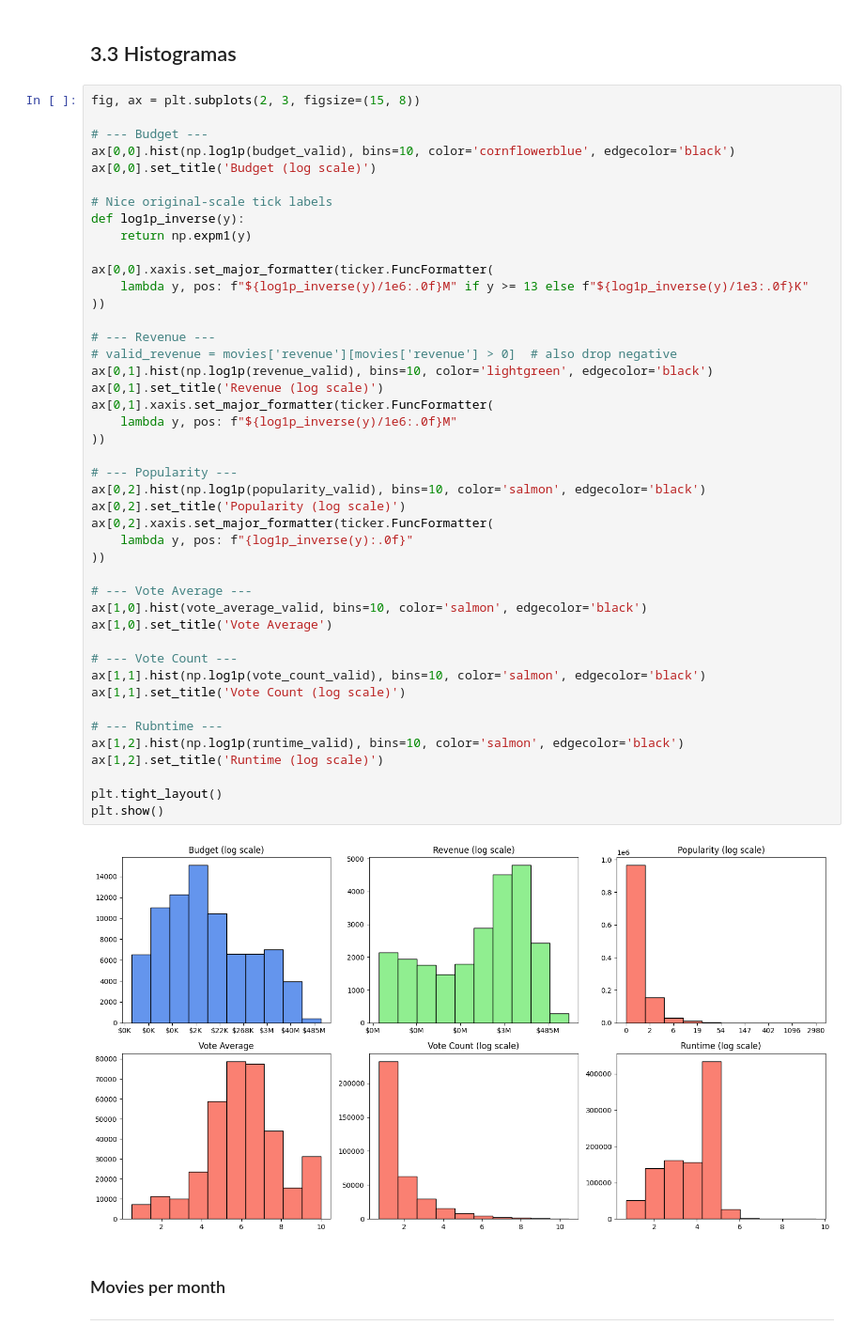
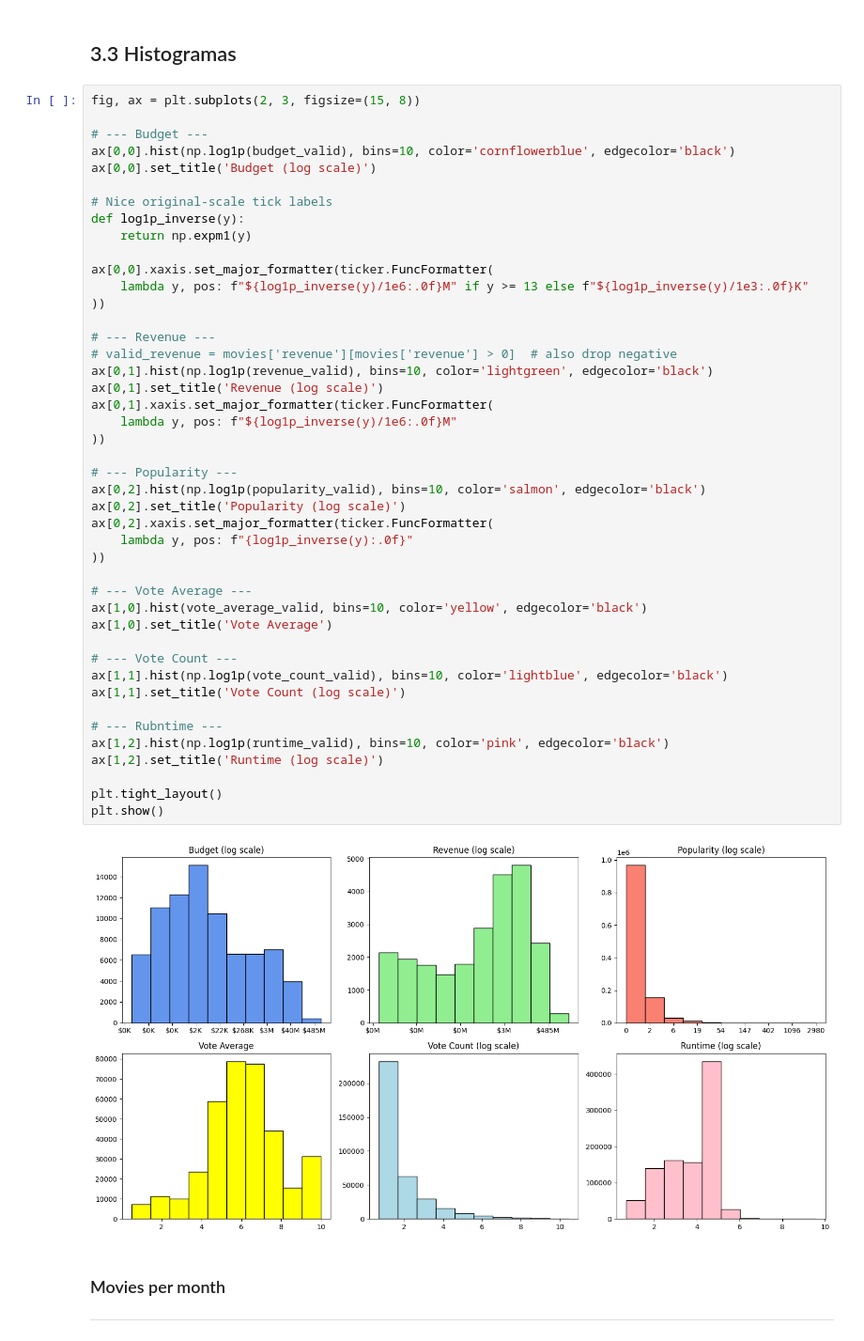
Before and after one commit to natonnelier/tmdb_movies_data_analysis, a Jupyter notebook: EDA_movies.ipynb, the cells around one changed output. Shown at 94% size. Drawn from its saved outputs; the diff is of its cells as text.

```diff
--- a/EDA_movies.ipynb
+++ b/EDA_movies.ipynb
@@ -239,37 +239,37 @@ ax[0,0].xaxis.set_major_formatter(ticker.FuncFormatter(
     lambda y, pos: f"${log1p_inverse(y)/1e6:.0f}M" if y >= 13 else f"${log1p_inverse(y)/1e3:.0f}K"
 ))
 
 # --- Revenue ---
 # valid_revenue = movies['revenue'][movies['revenue'] > 0]  # also drop negative
 ax[0,1].hist(np.log1p(revenue_valid), bins=10, color='lightgreen', edgecolor='black')
 ax[0,1].set_title('Revenue (log scale)')
 ax[0,1].xaxis.set_major_formatter(ticker.FuncFormatter(
     lambda y, pos: f"${log1p_inverse(y)/1e6:.0f}M"
 ))
 
 # --- Popularity ---
 ax[0,2].hist(np.log1p(popularity_valid), bins=10, color='salmon', edgecolor='black')
 ax[0,2].set_title('Popularity (log scale)')
 ax[0,2].xaxis.set_major_formatter(ticker.FuncFormatter(
     lambda y, pos: f"{log1p_inverse(y):.0f}"
 ))
 
 # --- Vote Average ---
-ax[1,0].hist(vote_average_valid, bins=10, color='salmon', edgecolor='black')
+ax[1,0].hist(vote_average_valid, bins=10, color='yellow', edgecolor='black')
 ax[1,0].set_title('Vote Average')
 
 # --- Vote Count ---
-ax[1,1].hist(np.log1p(vote_count_valid), bins=10, color='salmon', edgecolor='black')
+ax[1,1].hist(np.log1p(vote_count_valid), bins=10, color='lightblue', edgecolor='black')
 ax[1,1].set_title('Vote Count (log scale)')
 
 # --- Rubntime ---
-ax[1,2].hist(np.log1p(runtime_valid), bins=10, color='salmon', edgecolor='black')
+ax[1,2].hist(np.log1p(runtime_valid), bins=10, color='pink', edgecolor='black')
 ax[1,2].set_title('Runtime (log scale)')
 
 plt.tight_layout()
 plt.show()
 # %% [output]
-[figure, old version]
+[figure, new version]
 # %% [markdown]
 ### Movies per month
 <hr style="border:1px solid gray">
```
Also changed, not shown: parts of 26 cells of this notebook, 1 other file.
